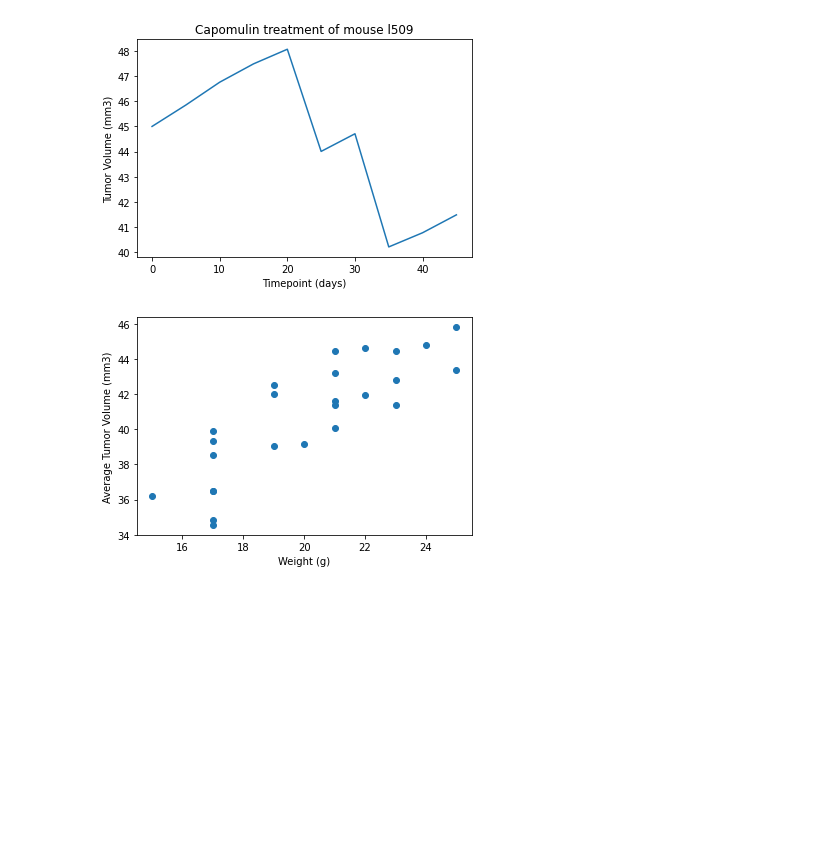
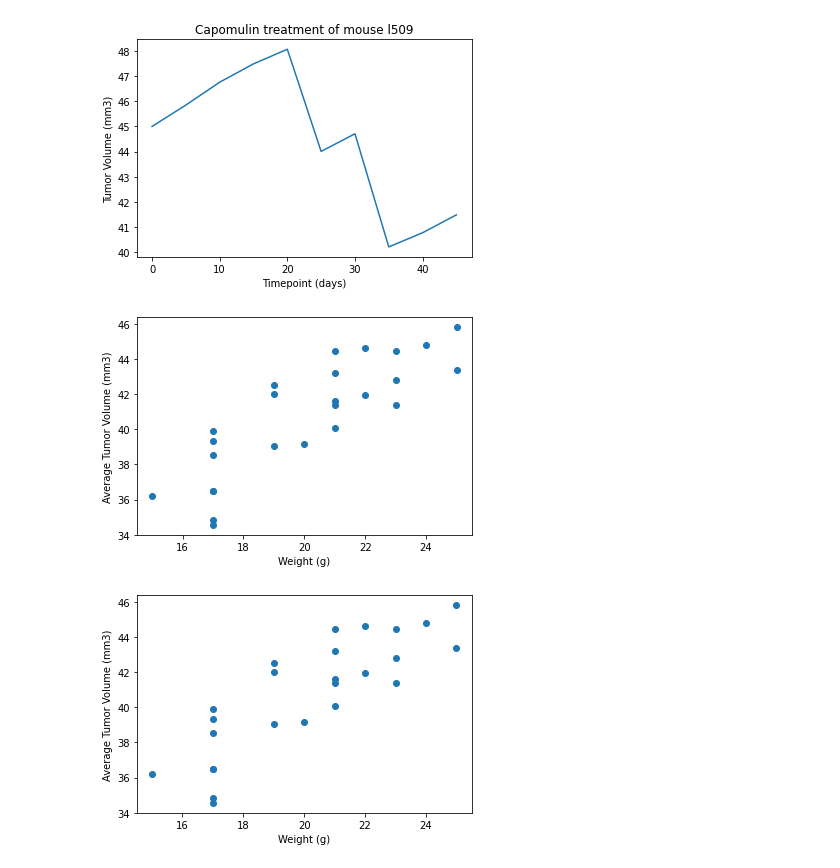
Before and after one commit to 33north/05__Matplotlib__matplotlib-challenge, a Jupyter notebook: pymaceuticals_starter.ipynb, the cells around one changed output. Drawn from its saved outputs; the diff is of its cells as text; code cells hidden in the pictures; blank space fills up the shorter version.

```diff
--- a/pymaceuticals_starter.ipynb
+++ b/pymaceuticals_starter.ipynb
@@ -362,3 +360,0 @@ mouse_l509
-# %%
-capomulin_drug_df = mouse_study_data_df.loc[(mouse_study_data_df["Drug Regimen"] == "Capomulin"), :]
-capomulin_drug_df
@@ -380,6 +374,18 @@ capomulin_drug_df
 # Generate a line plot of tumor volume vs. time point for a mouse treated with Capomulin
 # %% [output]
 [figure]
+# %%
+mouse_weight = capomulin_drug_df.groupby("Mouse ID")["Weight (g)"].mean()
+avg_tumor_vol = capomulin_drug_df.groupby("Mouse ID")["Tumor Volume (mm3)"].mean()
+mouse_weight
+avg_tumor_vol
+
+plt.scatter(mouse_weight, avg_tumor_vol)
+plt.xlabel("Weight (g)")
+plt.ylabel("Average Tumor Volume (mm3)")
+plt.show()
+# %% [output]
+[figure, added]
 # %%
 # Generate a scatter plot of average tumor volume vs. mouse weight for the Capomulin regimen
 # %% [output]
```
Also changed, not shown: parts of 5 cells of this notebook.
